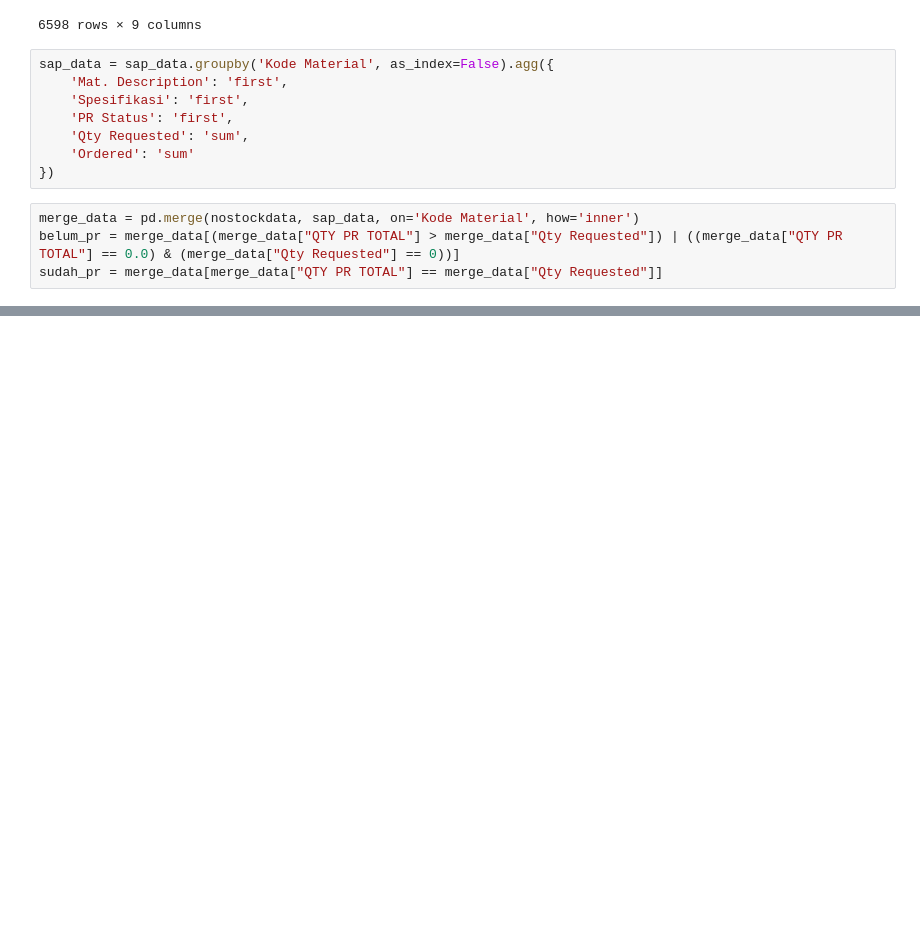
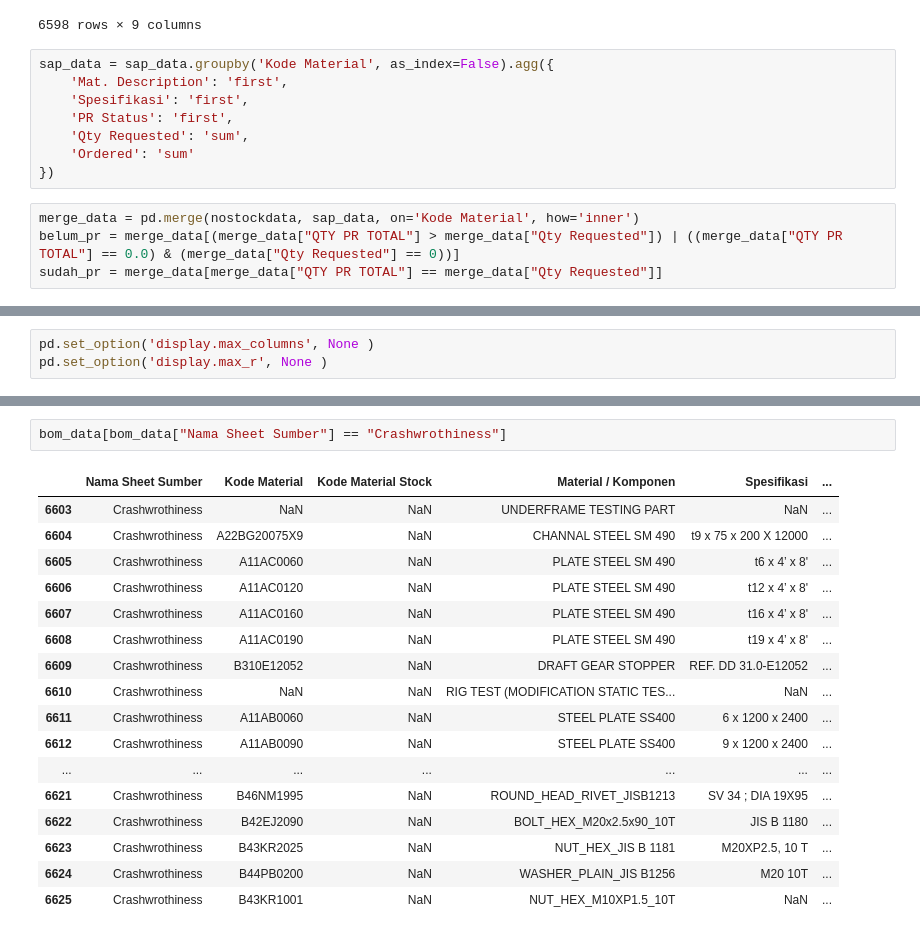
Before and after one commit to widura26/recap-automation, a Jupyter notebook: recap_automation.ipynb, the cells around one changed output, grey strips where cells are left out. Drawn from its saved outputs; the diff is of its cells as text; blank space fills up the shorter version.

```diff
--- a/recap_automation.ipynb
+++ b/recap_automation.ipynb
@@ -822,0 +1104,3 @@ prchart.show()
+# %%
+pd.set_option('display.max_columns', None )
+pd.set_option('display.max_r', None )
@@ -822,0 +1130,20 @@ prchart.show()
+# %%
+bom_data[bom_data["Nama Sheet Sumber"] == "Crashwrothiness"]
+# %% [output]
+|  | Nama Sheet Sumber | Kode Material | Kode Material Stock | Material / Komponen | Spesifikasi | ... |
+| 6603 | Crashwrothiness | NaN | NaN | UNDERFRAME TESTING PART | NaN | ... |
+| 6604 | Crashwrothiness | A22BG20075X9 | NaN | CHANNAL STEEL SM 490 | t9 x 75 x 200 X 12000 | ... |
+| 6605 | Crashwrothiness | A11AC0060 | NaN | PLATE STEEL SM 490 | t6 x 4’ x 8' | ... |
+| 6606 | Crashwrothiness | A11AC0120 | NaN | PLATE STEEL SM 490 | t12 x 4’ x 8' | ... |
+| 6607 | Crashwrothiness | A11AC0160 | NaN | PLATE STEEL SM 490 | t16 x 4’ x 8' | ... |
+| 6608 | Crashwrothiness | A11AC0190 | NaN | PLATE STEEL SM 490 | t19 x 4’ x 8' | ... |
+| 6609 | Crashwrothiness | B310E12052 | NaN | DRAFT GEAR STOPPER | REF. DD 31.0-E12052 | ... |
+| 6610 | Crashwrothiness | NaN | NaN | RIG TEST (MODIFICATION STATIC TES... | NaN | ... |
+| 6611 | Crashwrothiness | A11AB0060 | NaN | STEEL PLATE SS400 | 6 x 1200 x 2400 | ... |
+| 6612 | Crashwrothiness | A11AB0090 | NaN | STEEL PLATE SS400 | 9 x 1200 x 2400 | ... |
+| ... | ... | ... | ... | ... | ... | ... |
+| 6621 | Crashwrothiness | B46NM1995 | NaN | ROUND_HEAD_RIVET_JISB1213 | SV 34 ; DIA 19X95 | ... |
+| 6622 | Crashwrothiness | B42EJ2090 | NaN | BOLT_HEX_M20x2.5x90_10T | JIS B 1180 | ... |
+| 6623 | Crashwrothiness | B43KR2025 | NaN | NUT_HEX_JIS B 1181 | M20XP2.5, 10 T | ... |
+| 6624 | Crashwrothiness | B44PB0200 | NaN | WASHER_PLAIN_JIS B1256 | M20 10T | ... |
+| 6625 | Crashwrothiness | B43KR1001 | NaN | NUT_HEX_M10XP1.5_10T | NaN | ... |
```
Also changed, not shown: parts of 5 cells of this notebook.
